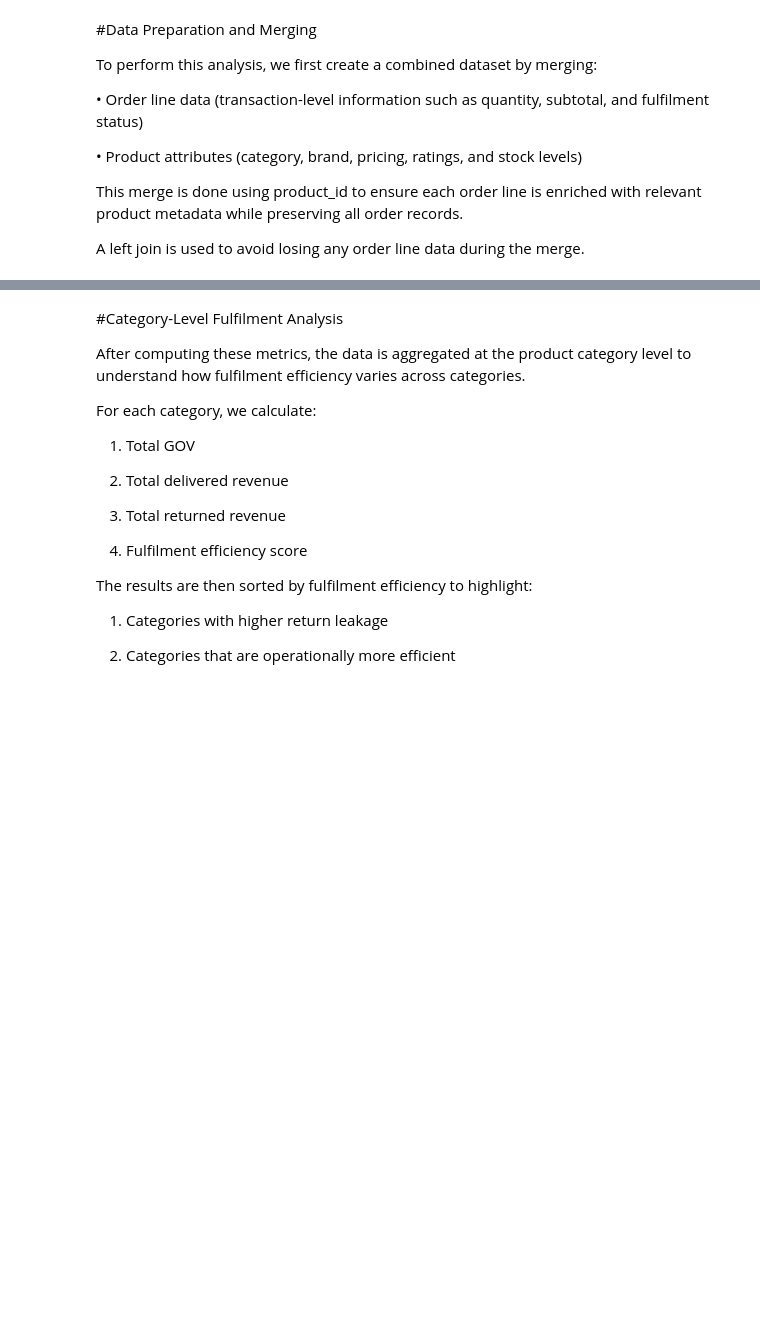
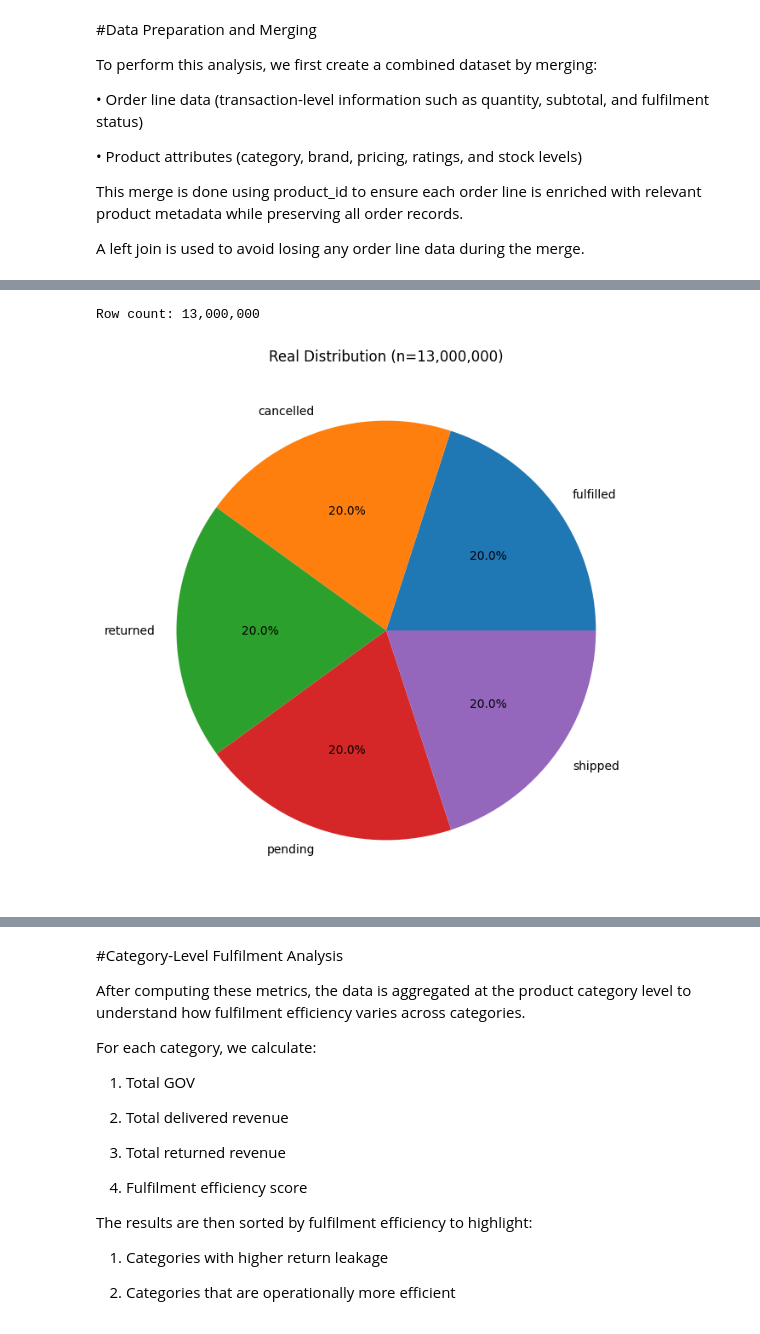
Before and after one commit to rishavvashisht823/Amazon, a Jupyter notebook: chapter_appendix-tools-for-deep-learning/jupyter.ipynb, the cells around one changed output, grey strips where cells are left out. Drawn from its saved outputs; the diff is of its cells as text; code cells hidden in the pictures; blank space fills up the shorter version.

```diff
--- a/chapter_appendix-tools-for-deep-learning/jupyter.ipynb
+++ b/chapter_appendix-tools-for-deep-learning/jupyter.ipynb
@@ -309,0 +291,16 @@ df_combined.to_csv('final_amazon_data.csv', index=False)
+# %%
+
+df_final = pd.read_csv('final_amazon_data.csv')
+
+#Count the total number of rows
+print(f"Row count: {len(df_final):,}")
+# Plot the chart
+status_counts = df_final['status'].value_counts()
+
+plt.figure(figsize=(8, 8))
+plt.pie(status_counts, labels=status_counts.index, autopct='%1.1f%%')
+plt.title(f'Real Distribution (n={len(df_final):,})')
+plt.show()
+# %% [output]
+Row count: 13,000,000
+[figure, added]
```
Also changed, not shown: parts of 14 cells of this notebook.
